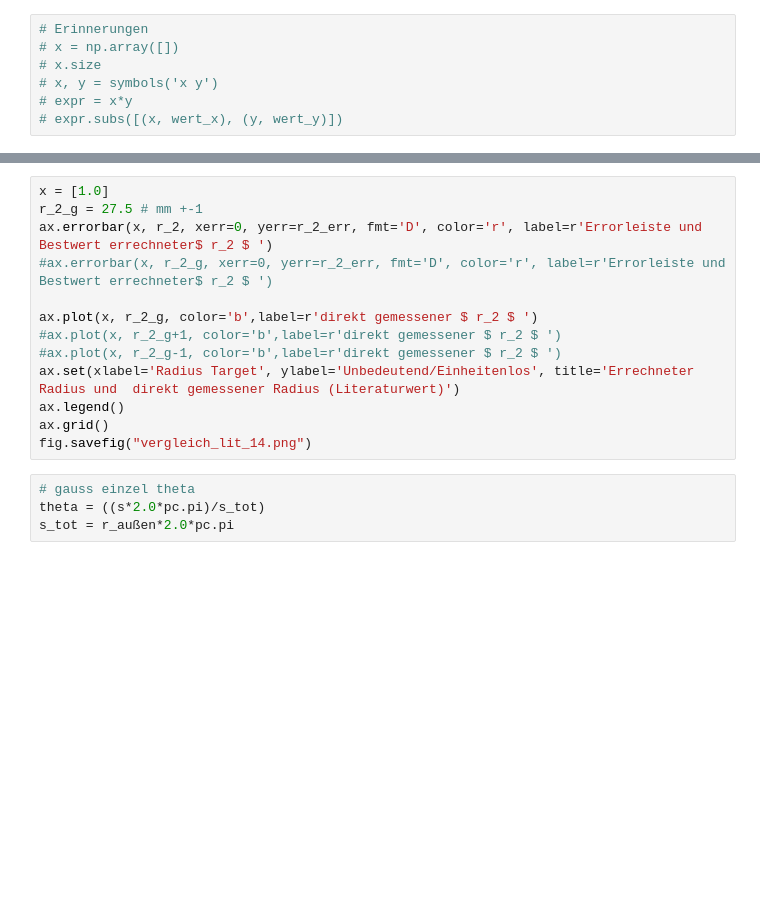
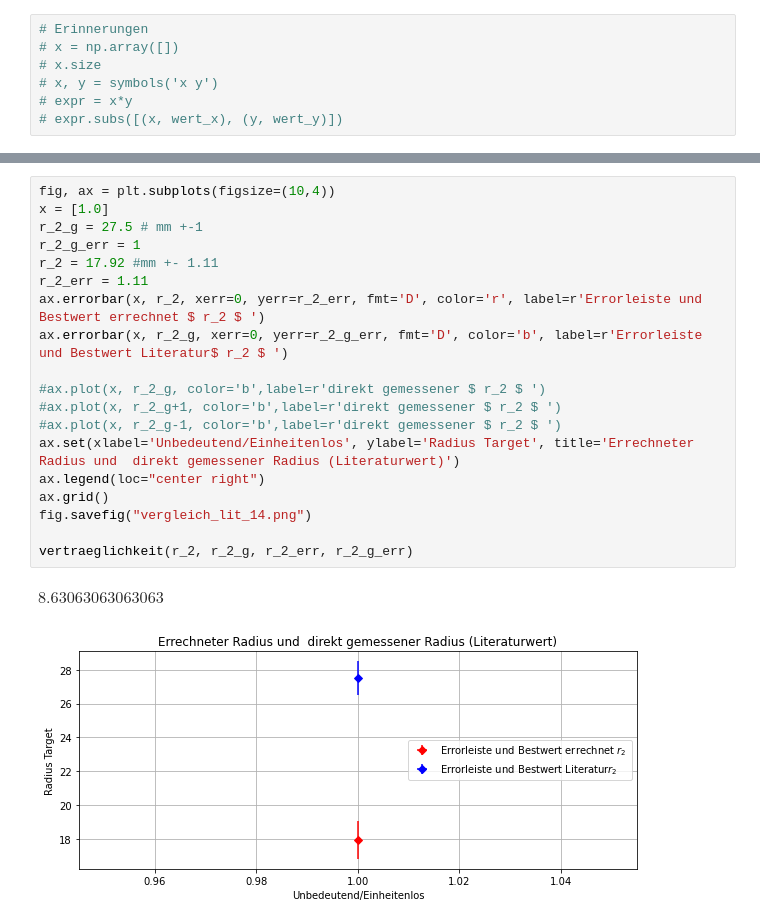
Before and after one commit to AP1ACC/V1, a Jupyter notebook: V14.ipynb, the cells around one changed output, grey strips where cells are left out. Cells and saved outputs as stored; diff of their text form; blank space fills up the shorter version.

```diff
--- a/V14.ipynb
+++ b/V14.ipynb
@@ -236,17 +289,22 @@ fig.savefig("regress_14.png")
 # %%
+fig, ax = plt.subplots(figsize=(10,4))
 x = [1.0]
 r_2_g = 27.5 # mm +-1
-ax.errorbar(x, r_2, xerr=0, yerr=r_2_err, fmt='D', color='r', label=r'Errorleiste und Bestwert errechneter$ r_2 $ ')
-#ax.errorbar(x, r_2_g, xerr=0, yerr=r_2_err, fmt='D', color='r', label=r'Errorleiste und Bestwert errechneter$ r_2 $ ')
+r_2_g_err = 1
+r_2 = 17.92 #mm +- 1.11
+r_2_err = 1.11
+ax.errorbar(x, r_2, xerr=0, yerr=r_2_err, fmt='D', color='r', label=r'Errorleiste und Bestwert errechnet $ r_2 $ ')
+ax.errorbar(x, r_2_g, xerr=0, yerr=r_2_g_err, fmt='D', color='b', label=r'Errorleiste und Bestwert Literatur$ r_2 $ ')
 
-ax.plot(x, r_2_g, color='b',label=r'direkt gemessener $ r_2 $ ')
+#ax.plot(x, r_2_g, color='b',label=r'direkt gemessener $ r_2 $ ')
 #ax.plot(x, r_2_g+1, color='b',label=r'direkt gemessener $ r_2 $ ')
 #ax.plot(x, r_2_g-1, color='b',label=r'direkt gemessener $ r_2 $ ')
-ax.set(xlabel='Radius Target', ylabel='Unbedeutend/Einheitenlos', title='Errechneter Radius und  direkt gemessener Radius (Literaturwert)')
-ax.legend()
+ax.set(xlabel='Unbedeutend/Einheitenlos', ylabel='Radius Target', title='Errechneter Radius und  direkt gemessener Radius (Literaturwert)')
+ax.legend(loc="center right")
 ax.grid()
 fig.savefig("vergleich_lit_14.png")
+
+vertraeglichkeit(r_2, r_2_g, r_2_err, r_2_g_err)
+# %% [output]
+$\displaystyle 8.63063063063063$
+[figure, added]
-# %%
-# gauss einzel theta
-theta = ((s*2.0*pc.pi)/s_tot)
-s_tot = r_außen*2.0*pc.pi
```
Also changed, not shown: parts of 7 cells of this notebook, 4 other files.
